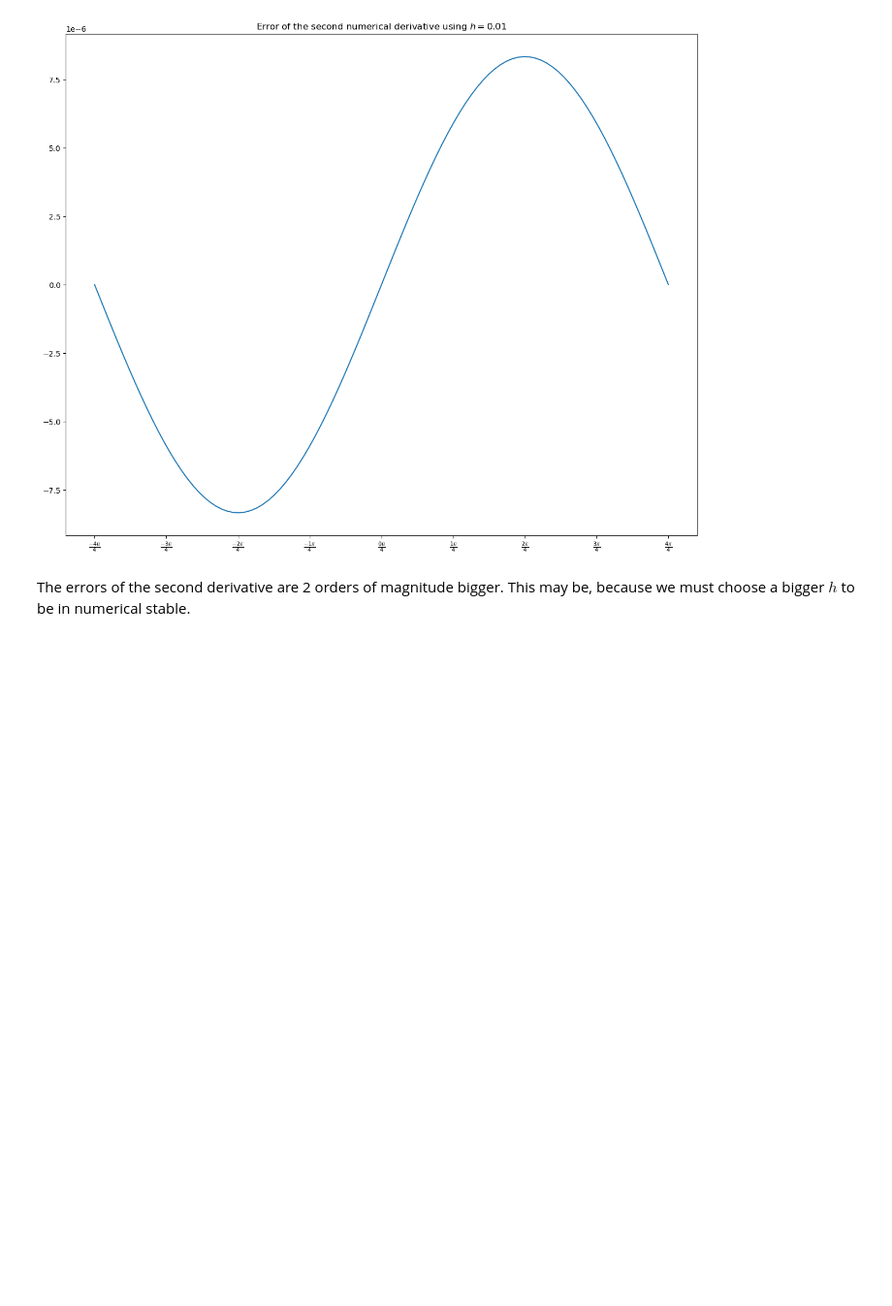
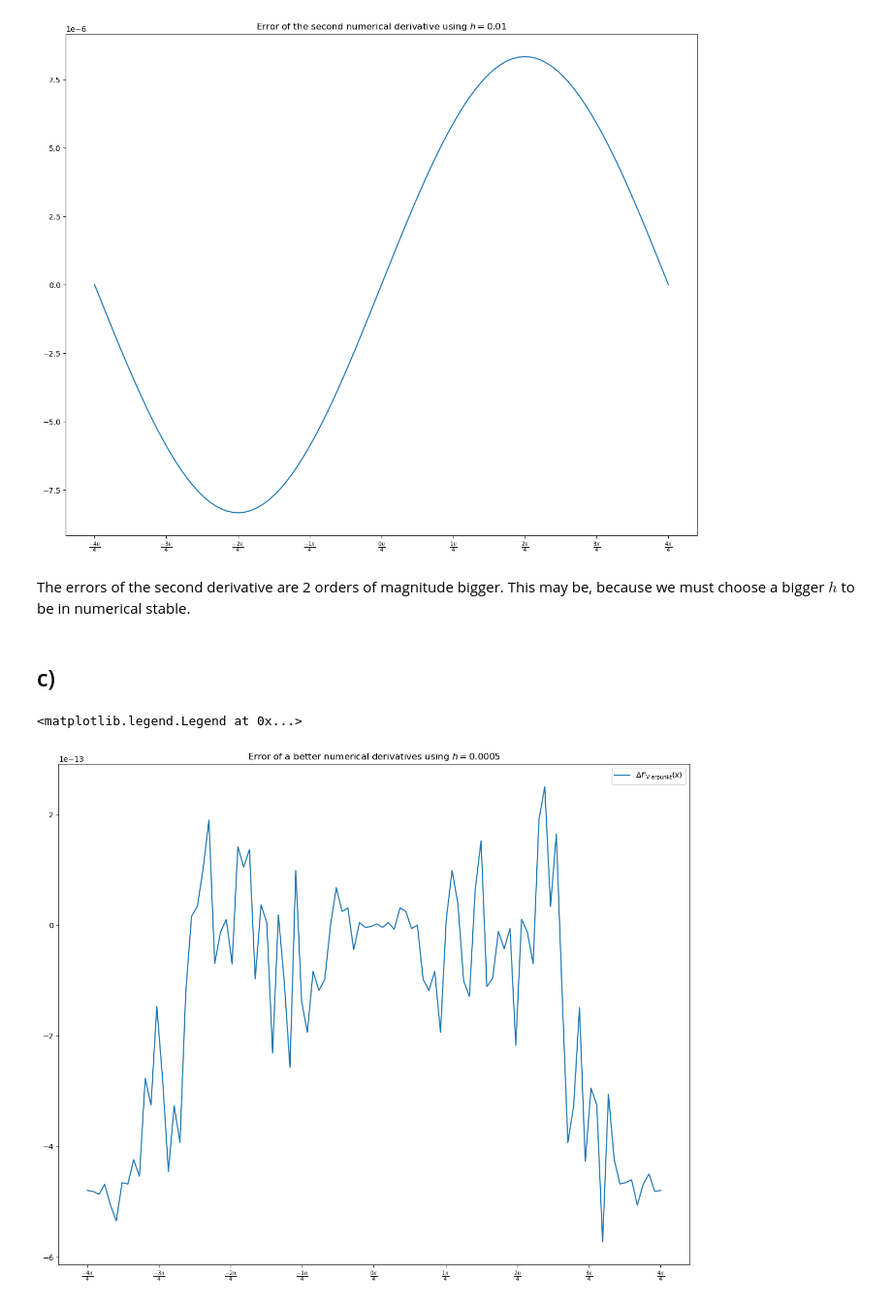
Before and after one commit to asliddinkhudoyberdiev/compPhys, a Jupyter notebook: Sheet02/A2.ipynb, the cells around one changed output. Shown: that part at 97% size. Drawn from its saved outputs; the diff is of its cells as text; code cells hidden in the pictures; blank space fills up the shorter version.

```diff
--- a/Sheet02/A2.ipynb
+++ b/Sheet02/A2.ipynb
@@ -101,3 +101,20 @@ Text(0.5, 1.0, 'Error of the second numerical derivative using $h = 0.01$')
 [figure]
 # %% [markdown]
 The errors of the second derivative are 2 orders of magnitude bigger. This may be, because we must choose a bigger $h$ to be in numerical stable.
+# %% [markdown]
+## c)
+# %%
+plt.plot(
+    x_arr,
+    (vierpunkt(f1, x_arr, h1) - f1Prime(x_arr)),
+    label="$\Delta f'_\mathrm{Vierpunkt}(x)$",
+)
+plt.xticks(
+    np.linspace(-np.pi, np.pi, 9),
+    [rf"$\frac{{{x}\pi}}{{4}}$" for x in np.linspace(-4, 4, 9, dtype=int)],
+)  # This should be a build in thing
+plt.title(f"Error of a better numerical derivatives using $h = {h1}$")
+plt.legend()
+# %% [output]
+<matplotlib.legend.Legend at 0x...>
+[figure, added]
```
Also changed, not shown: parts of 4 cells of this notebook.
